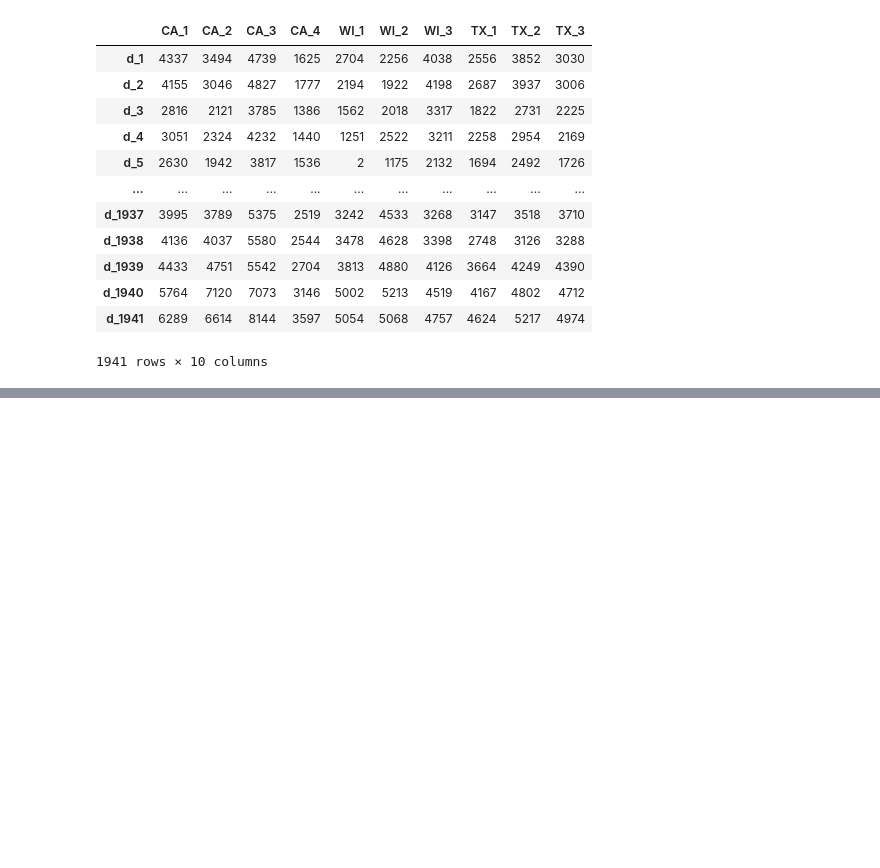
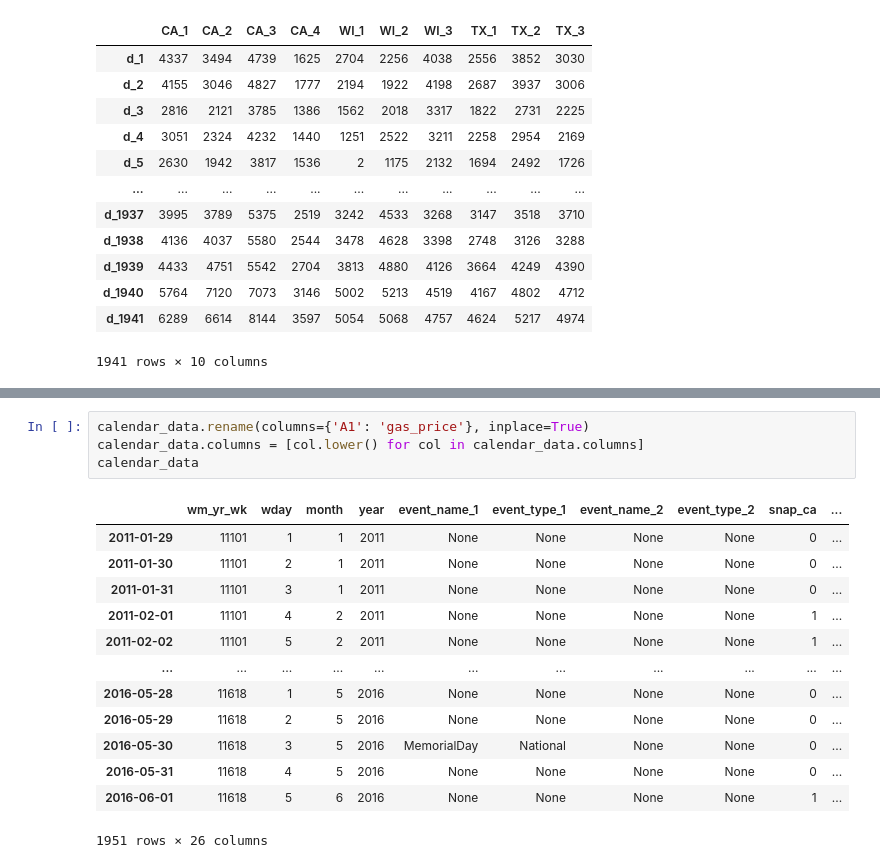
Before and after one commit to ngkhiem97/Walmart-Strategic-Sales-Forecasting, a Jupyter notebook: notebooks/Data Segmentation Workbook.ipynb, the cells around one changed output, grey strips where cells are left out. Cells and saved outputs as stored; diff of their text form; blank space fills up the shorter version.

```diff
--- a/notebooks/Data Segmentation Workbook.ipynb
+++ b/notebooks/Data Segmentation Workbook.ipynb
@@ -93,0 +183,18 @@ fig.show()
+# %%
+calendar_data.rename(columns={'A1': 'gas_price'}, inplace=True)
+calendar_data.columns = [col.lower() for col in calendar_data.columns]
+calendar_data
+# %% [output]
+|  | wm_yr_wk | wday | month | year | event_name_1 | event_type_1 | event_name_2 | event_type_2 | snap_ca | ... |
+| 2011-01-29 | 11101 | 1 | 1 | 2011 | None | None | None | None | 0 | ... |
+| 2011-01-30 | 11101 | 2 | 1 | 2011 | None | None | None | None | 0 | ... |
+| 2011-01-31 | 11101 | 3 | 1 | 2011 | None | None | None | None | 0 | ... |
+| 2011-02-01 | 11101 | 4 | 2 | 2011 | None | None | None | None | 1 | ... |
+| 2011-02-02 | 11101 | 5 | 2 | 2011 | None | None | None | None | 1 | ... |
+| ... | ... | ... | ... | ... | ... | ... | ... | ... | ... | ... |
+| 2016-05-28 | 11618 | 1 | 5 | 2016 | None | None | None | None | 0 | ... |
+| 2016-05-29 | 11618 | 2 | 5 | 2016 | None | None | None | None | 0 | ... |
+| 2016-05-30 | 11618 | 3 | 5 | 2016 | MemorialDay | National | None | None | 0 | ... |
+| 2016-05-31 | 11618 | 4 | 5 | 2016 | None | None | None | None | 0 | ... |
+| 2016-06-01 | 11618 | 5 | 6 | 2016 | None | None | None | None | 1 | ... |
+1951 rows × 26 columns
```
Also changed, not shown: parts of 11 cells of this notebook.
